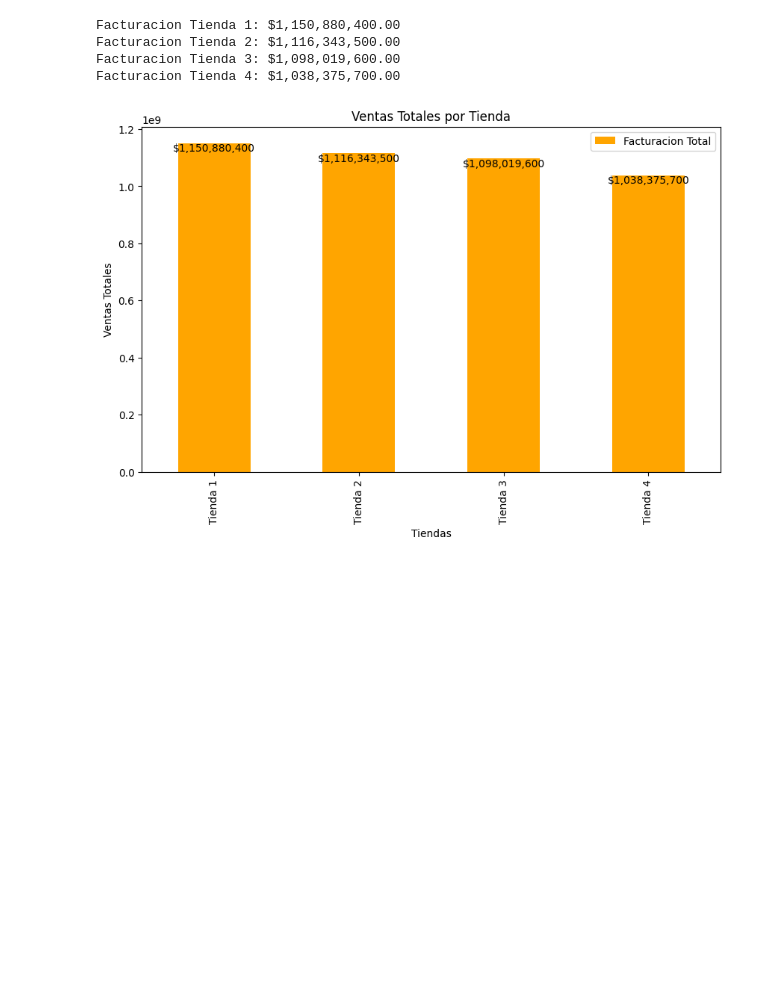
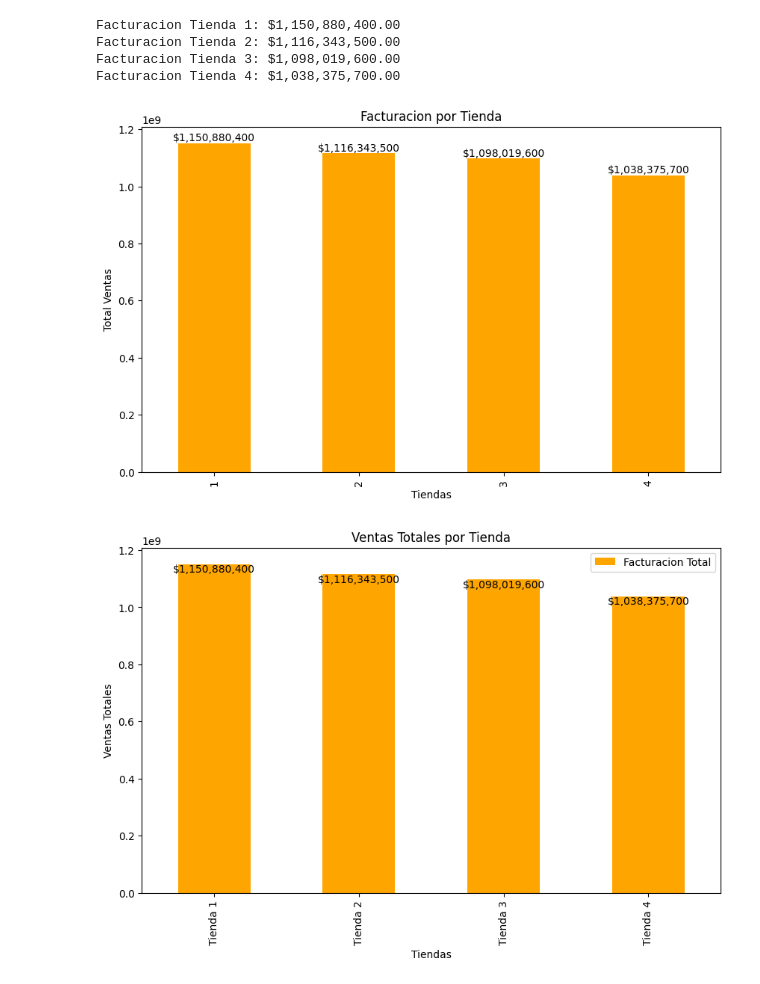
Before and after one commit to wimero72/challenge1-data-science-latam, a Jupyter notebook: Challege1_data_science_latam.ipynb, the cells around one changed output. Cells and saved outputs as stored; diff of their text form; code cells hidden in the pictures; blank space fills up the shorter version.

Commit message:
Agregando grafico general de ventas por categorías de todas las tiendas

```diff
--- a/Challege1_data_science_latam.ipynb
+++ b/Challege1_data_science_latam.ipynb
@@ -166,6 +166,18 @@ Facturacion Tienda 1: $1,150,880,400.00
 Facturacion Tienda 2: $1,116,343,500.00
 Facturacion Tienda 3: $1,098,019,600.00
 Facturacion Tienda 4: $1,038,375,700.00
+# %%
+ventas_por_tienda = tiendas.groupby("Tienda_id")["Precio"].sum()
+
+barras_t=ventas_por_tienda.plot(kind="bar", color="orange", figsize=(10, 6))
+for barra, valor in enumerate(ventas_por_tienda):
+    barras_t.text(barra, valor, str(f"${valor:,.0f}"), ha='center', va='bottom')
+plt.xlabel("Tiendas")
+plt.ylabel("Total Ventas")
+plt.title("Facturacion por Tienda")
+plt.show()
+# %% [output]
+[figure, added]
 # %%
 datos_ventas = pd.DataFrame({
     "Tienda": ["Tienda 1", "Tienda 2", "Tienda 3", "Tienda 4"],
```
Also changed, not shown: parts of 1 cell of this notebook.
